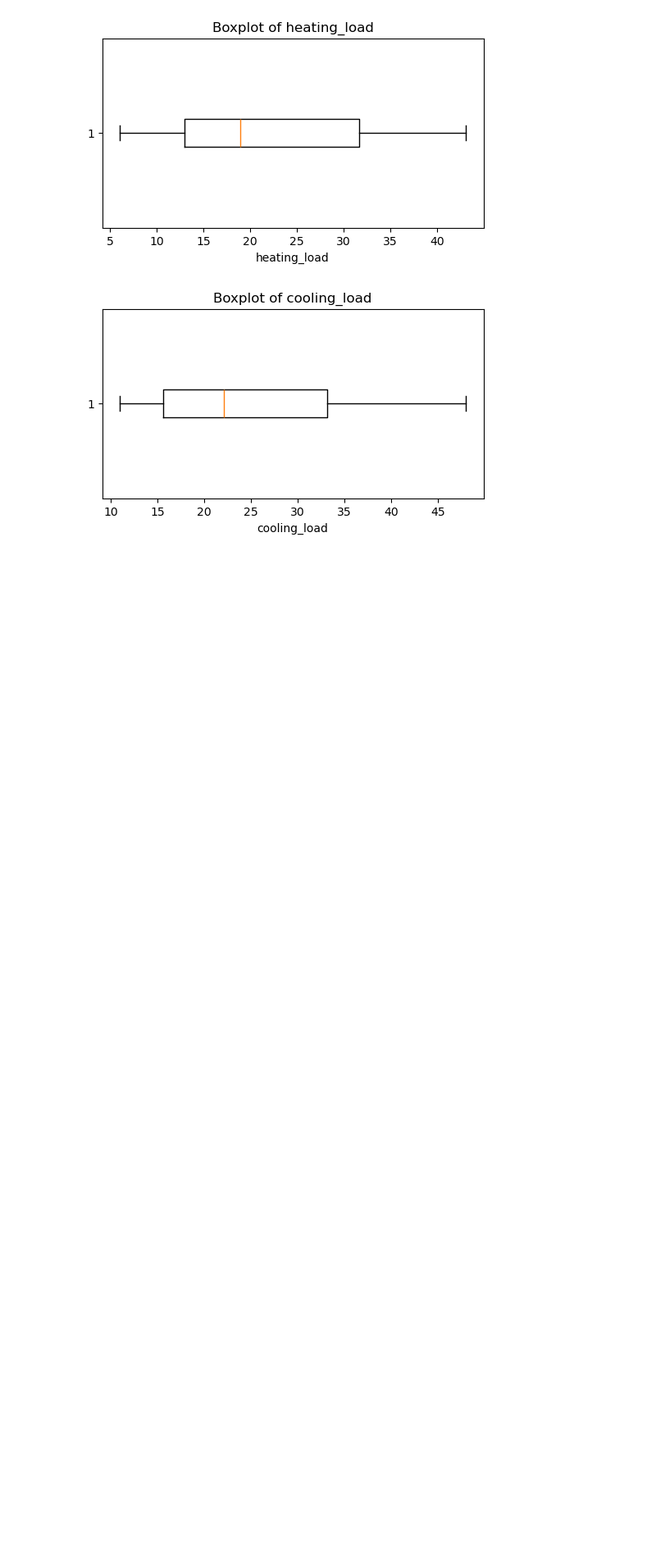
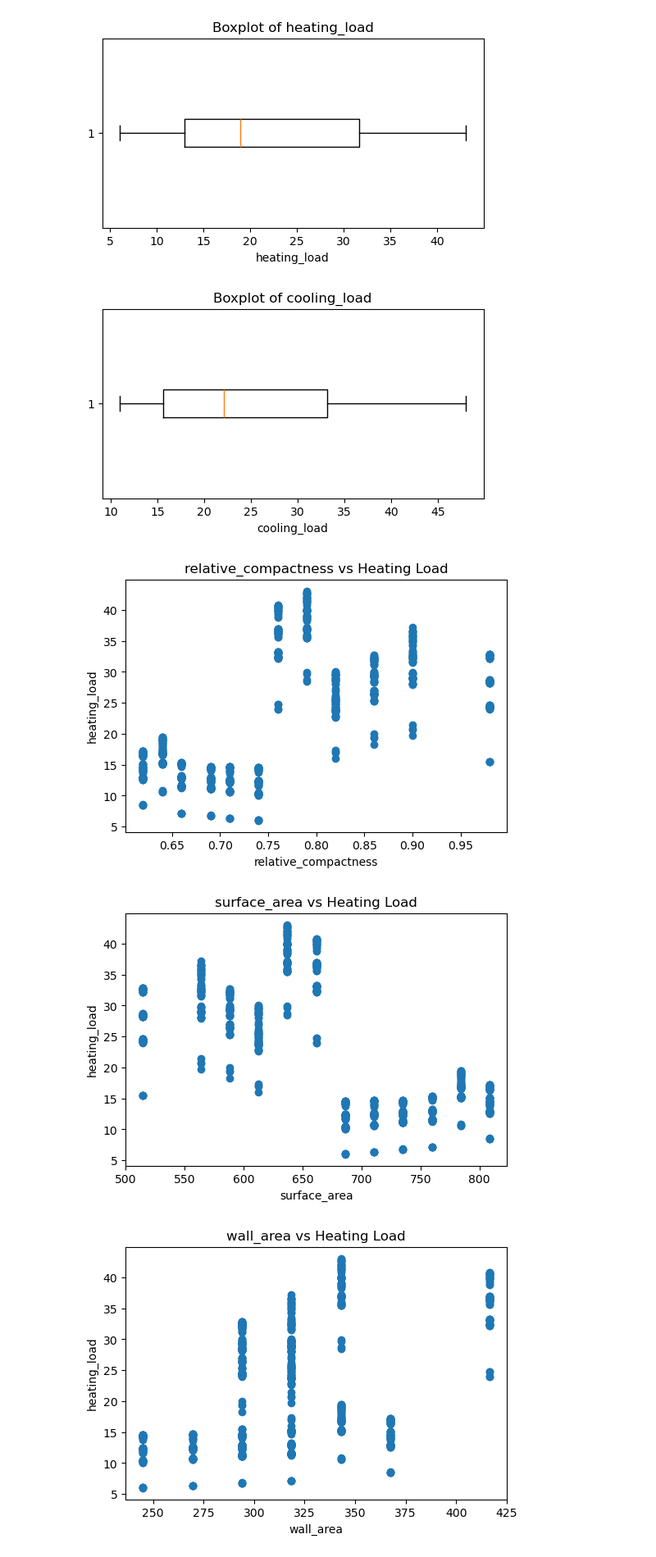
Before and after one commit to AMV9978/tkh_energy, a Jupyter notebook: notebooks/explore.ipynb, the cells around one changed output. Shown at 82% size. Saved outputs shown, nothing was run; the diff lists cells and outputs as text; code cells hidden in the pictures; blank space fills up the shorter version.

```diff
--- a/notebooks/explore.ipynb
+++ b/notebooks/explore.ipynb
@@ -151,19 +151,6 @@ orientation: [2, 3, 4, 5]
 Categories (4, int64): [2, 3, 4, 5]
 glazing_area_distribution: [0, 1, 2, 3, 4, 5]
 Categories (6, int64): [0, 1, 2, 3, 4, 5]
-# %%
-df = df.rename(columns={
-    "X1": "relative_compactness",
-    "X2": "surface_area",
-    "X3": "wall_area",
-    "X4": "roof_area",
-    "X5": "overall_height",
-    "X6": "orientation",
-    "X7": "glazing_area",
-    "X8": "glazing_area_distribution",
-    "Y1": "heating_load",
-    "Y2": "cooling_load"
-})
 # %%
 for col in numeric_cols:
     print(col, "negative values:", (df[col] < 0).sum())
@@ -259,3 +233,34 @@ for col in numeric_cols:
 [figure]
 [figure]
 [figure]
+# %%
+feature_cols = [
+    "relative_compactness",
+    "surface_area",
+    "wall_area",
+    "roof_area",
+    "overall_height",
+    "glazing_area"
+]
+
+# Feature vs heating load
+for col in feature_cols:
+    plt.figure(figsize=(6, 4))
+    plt.scatter(df[col], df["heating_load"])
+    plt.title(f"{col} vs Heating Load")
+    plt.xlabel(col)
+    plt.ylabel("heating_load")
+    plt.show()
+
+# Feature vs cooling load
+for col in feature_cols:
+    plt.figure(figsize=(6, 4))
+    plt.scatter(df[col], df["cooling_load"])
+    plt.title(f"{col} vs Cooling Load")
+    plt.xlabel(col)
+    plt.ylabel("cooling_load")
+    plt.show()
+# %% [output]
+[figure, added]
+[figure, added]
+[figure, added]
```
Also changed, not shown: parts of 3 cells of this notebook.
